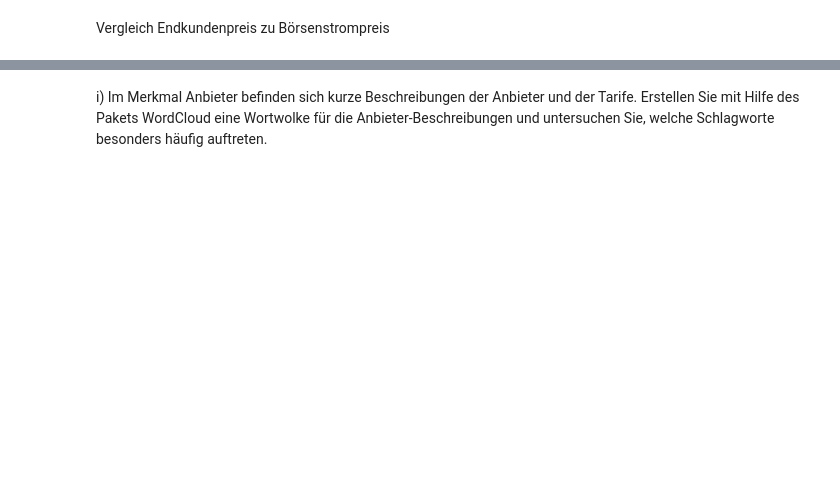
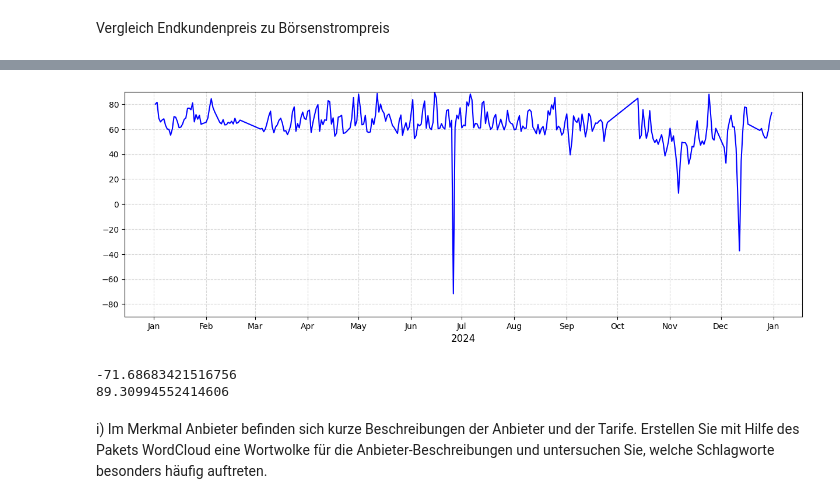
Before and after one commit to SebJana/DAT, a Jupyter notebook: jana_sebastian_jana_sophie.ipynb, the cells around one changed output, grey strips where cells are left out. Cells and saved outputs as stored; diff of their text form; code cells hidden in the pictures; blank space fills up the shorter version.

```diff
--- a/jana_sebastian_jana_sophie.ipynb
+++ b/jana_sebastian_jana_sophie.ipynb
@@ -453,3 +607,22 @@ df_kunden_boerse_sorted
+# %%
+df_kunden_boerse['Differenz Anbieter/Endkunde'] = df_kunden_boerse['Endkundenpreis pro 4000kWh (EUR/Monat)'] - df_kunden_boerse['Börsenpreis pro 4000kWh (EUR/Monat)']
+
+plt.figure(figsize=(15, 5))
+plt.plot(df_kunden_boerse['Datum'], df_kunden_boerse['Differenz Anbieter/Endkunde'], color = 'blue')
+plt.xlabel('2024', fontsize = 12)
+plt.gca().xaxis.set_major_formatter(plt.matplotlib.dates.DateFormatter('%b'))
+plt.gca().xaxis.set_major_locator(plt.matplotlib.dates.MonthLocator())
+plt.grid(True, linestyle = '--', alpha = 0.5)
+
+plt.ylim(-90,90)
+plt.show()
+
+print(df_kunden_boerse['Differenz Anbieter/Endkunde'].min())
+print(df_kunden_boerse['Differenz Anbieter/Endkunde'].max())
+# %% [output]
+[figure, added]
+-71.68683421516756
+89.30994552414606
 # %% [markdown]
 i) Im Merkmal Anbieter befinden sich kurze Beschreibungen der Anbieter und der Tarife. Erstellen Sie mit Hilfe des Pakets WordCloud eine Wortwolke für die Anbieter-Beschreibungen und untersuchen Sie, welche Schlagworte besonders häufig auftreten.
 # %%
```
Also changed, not shown: parts of 23 cells of this notebook.
